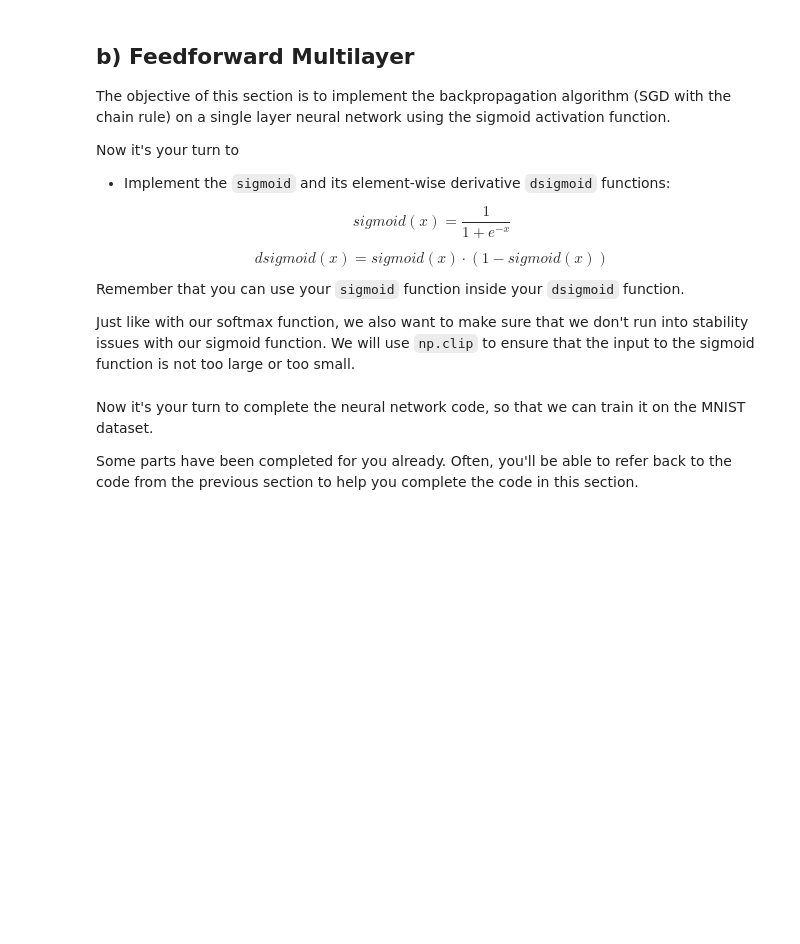
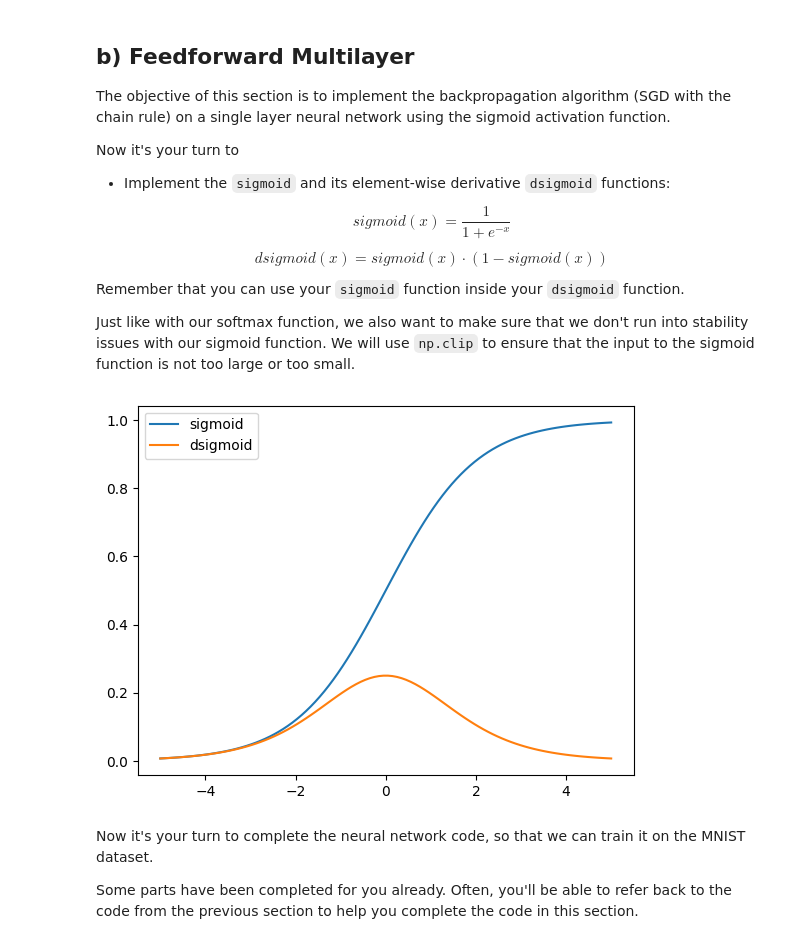
Before and after one commit to zekiyerdem/deep_learning, a Jupyter notebook: 01_materials/labs/lab_2.ipynb, the cells around one changed output. Drawn from its saved outputs; the diff is of its cells as text; code cells hidden in the pictures; blank space fills up the shorter version.

```diff
--- a/01_materials/labs/lab_2.ipynb
+++ b/01_materials/labs/lab_2.ipynb
@@ -296,18 +316,21 @@ Just like with our softmax function, we also want to make sure that we don't run
 # %%
 def sigmoid(X):
     # Clip X to prevent overflow or underflow
     X = np.clip(X, -500, 500) # This ensures that np.exp(X) doesn't overflow
-    return None # TODO
+    return 1/(1+np.exp(-X))
 
 
 def dsigmoid(X):
-    return None # TODO
+    sigmodid_X=sigmoid(X)
+    return sigmodid_X*(1-sigmodid_X)
 
 
 x = np.linspace(-5, 5, 100)
 plt.plot(x, sigmoid(x), label='sigmoid')
 plt.plot(x, dsigmoid(x), label='dsigmoid')
 plt.legend(loc='best');
+# %% [output]
+[figure, added]
 # %% [markdown]
 Now it's your turn to complete the neural network code, so that we can train it on the MNIST dataset.
 
```
Also changed, not shown: parts of 17 cells of this notebook.
